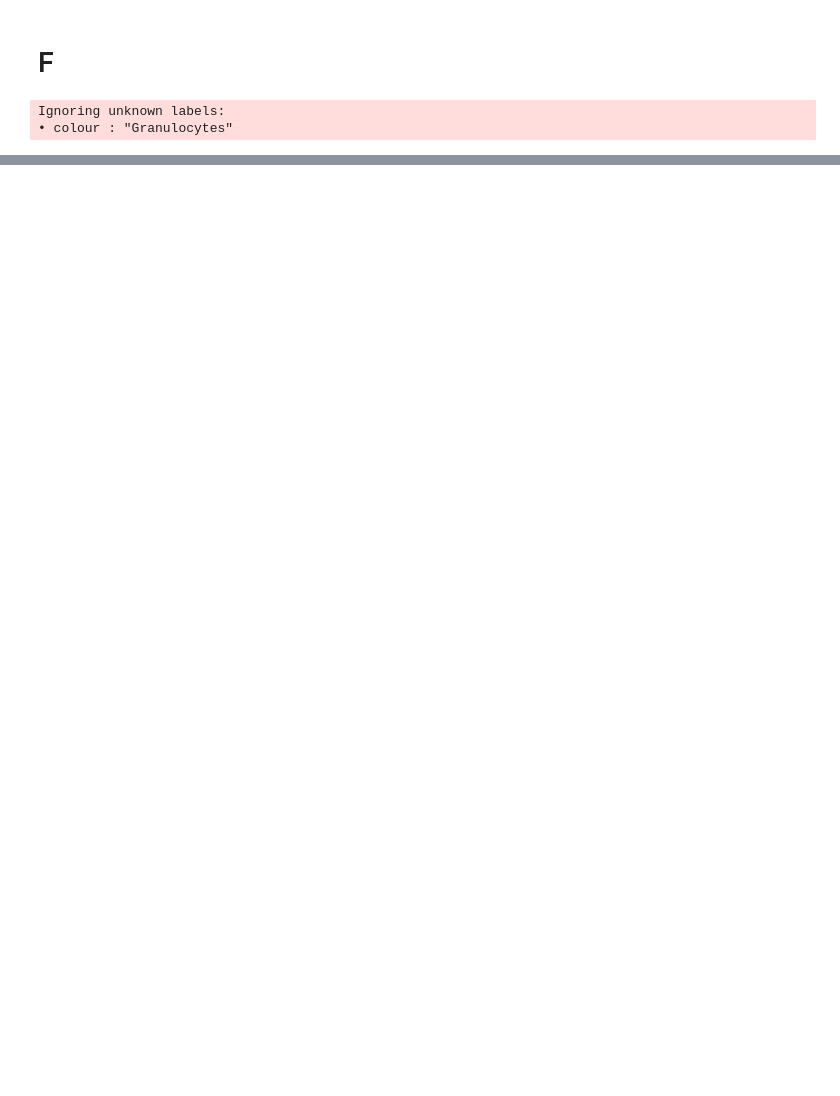
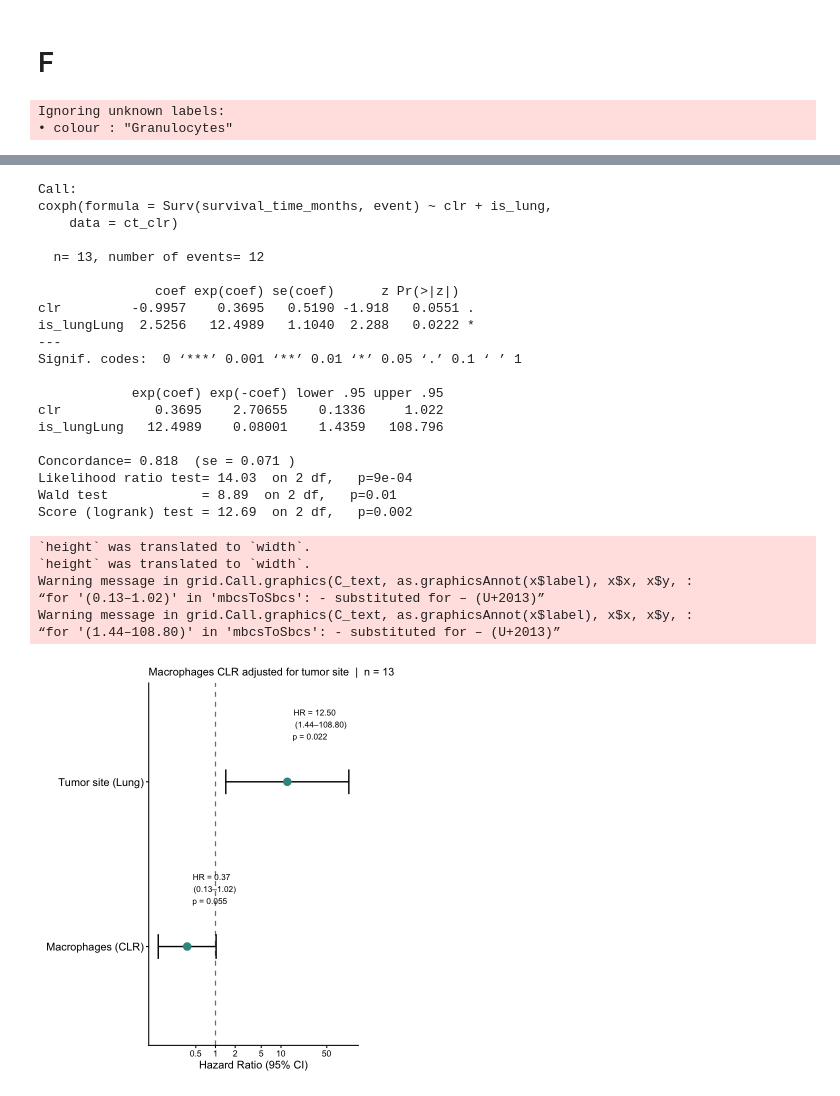
Before and after one commit to SchapiroLabor/NUT_spatial, a Jupyter notebook: figures/figure_3_R.ipynb, the cells around one changed output, grey strips where cells are left out. Cells and saved outputs as stored; diff of their text form; code cells hidden in the pictures; blank space fills up the shorter version.

```diff
--- a/figures/figure_3_R.ipynb
+++ b/figures/figure_3_R.ipynb
@@ -725,0 +1170,76 @@ Ignoring unknown labels:
+# %%
+ct_clr <- cellparent_percentage_patient %>%
+filter(cell_category_parent == "Macrophages") %>%
+select(patient_ID, clr) %>%
+left_join(survival_df, by = "patient_ID")
+
+# Granulocyte effect adjusted for tumor site
+
+cox_model <- coxph(Surv(survival_time_months, event) ~ clr + is_lung,
+                   data = ct_clr)
+summary(cox_model)
+
+# Tidy the Cox model output
+cox_tidy <- tidy(cox_model, exponentiate = TRUE, conf.int = TRUE) %>%
+  mutate(
+    term = recode(term,
+      "clr"          = "Macrophages (CLR)",
+      "is_lungLung"  = "Tumor site (Lung)"
+    )
+  )
+
+# Forest plot
+ggplot(cox_tidy, aes(x = estimate, y = term)) +
+  geom_vline(xintercept = 1, linetype = "dashed", color = "grey50", linewidth = 0.7) +
+  geom_errorbarh(aes(xmin = conf.low, xmax = conf.high),
+                 height = 0.15, linewidth = 0.8, color = "black") +
+  geom_point(size = 4, color = "#35978F") +
+  geom_text(aes(label = sprintf("HR = %.2f\n(%.2f–%.2f)\np = %.3f",
+                                 estimate, conf.low, conf.high, p.value)),
+            hjust = -0.15, vjust = 0.5, size = 3.5, color = "black", position = position_nudge(y = 0.35)) +
+  scale_x_log10(
+    breaks = c(0.5, 1, 2, 5, 10, 50, 250),
+    labels = c("0.5", "1", "2", "5", "10", "50", "250")
+  ) +
+  labs(
+    x = "Hazard Ratio (95% CI)",
+    y = NULL,
+    subtitle = "Macrophages CLR adjusted for tumor site  |  n = 13"
+  ) +
+  theme_classic(base_size = 13) +
+  theme(
+    plot.subtitle = element_text(color = "black"),
+    axis.text.y   = element_text(size = 13),
+    plot.margin   = margin(10, 120, 10, 10)  # right margin for HR labels
+  ) +
+  coord_cartesian(clip = "off")  # allow labels outside plot area
+
+ggsave(paste0(results_dir, "/Macrophages_cox_forest_plot.pdf"), width = 7, height = 3.5)
+# %% [output]
+Call:
+coxph(formula = Surv(survival_time_months, event) ~ clr + is_lung,
+    data = ct_clr)
+
+  n= 13, number of events= 12
+
+               coef exp(coef) se(coef)      z Pr(>|z|)
+clr         -0.9957    0.3695   0.5190 -1.918   0.0551 .
+is_lungLung  2.5256   12.4989   1.1040  2.288   0.0222 *
+---
+Signif. codes:  0 ‘***’ 0.001 ‘**’ 0.01 ‘*’ 0.05 ‘.’ 0.1 ‘ ’ 1
+
+            exp(coef) exp(-coef) lower .95 upper .95
+clr            0.3695    2.70655    0.1336     1.022
+is_lungLung   12.4989    0.08001    1.4359   108.796
+
+Concordance= 0.818  (se = 0.071 )
+Likelihood ratio test= 14.03  on 2 df,   p=9e-04
+Wald test            = 8.89  on 2 df,   p=0.01
+Score (logrank) test = 12.69  on 2 df,   p=0.002
+`height` was translated to `width`.
+`height` was translated to `width`.
+Warning message in grid.Call.graphics(C_text, as.graphicsAnnot(x$label), x$x, x$y, :
+“for '(0.13–1.02)' in 'mbcsToSbcs': - substituted for – (U+2013)”
+Warning message in grid.Call.graphics(C_text, as.graphicsAnnot(x$label), x$x, x$y, :
+“for '(1.44–108.80)' in 'mbcsToSbcs': - substituted for – (U+2013)”
+[figure, added]
```
Also changed, not shown: parts of 18 cells of this notebook, 7 other files.
